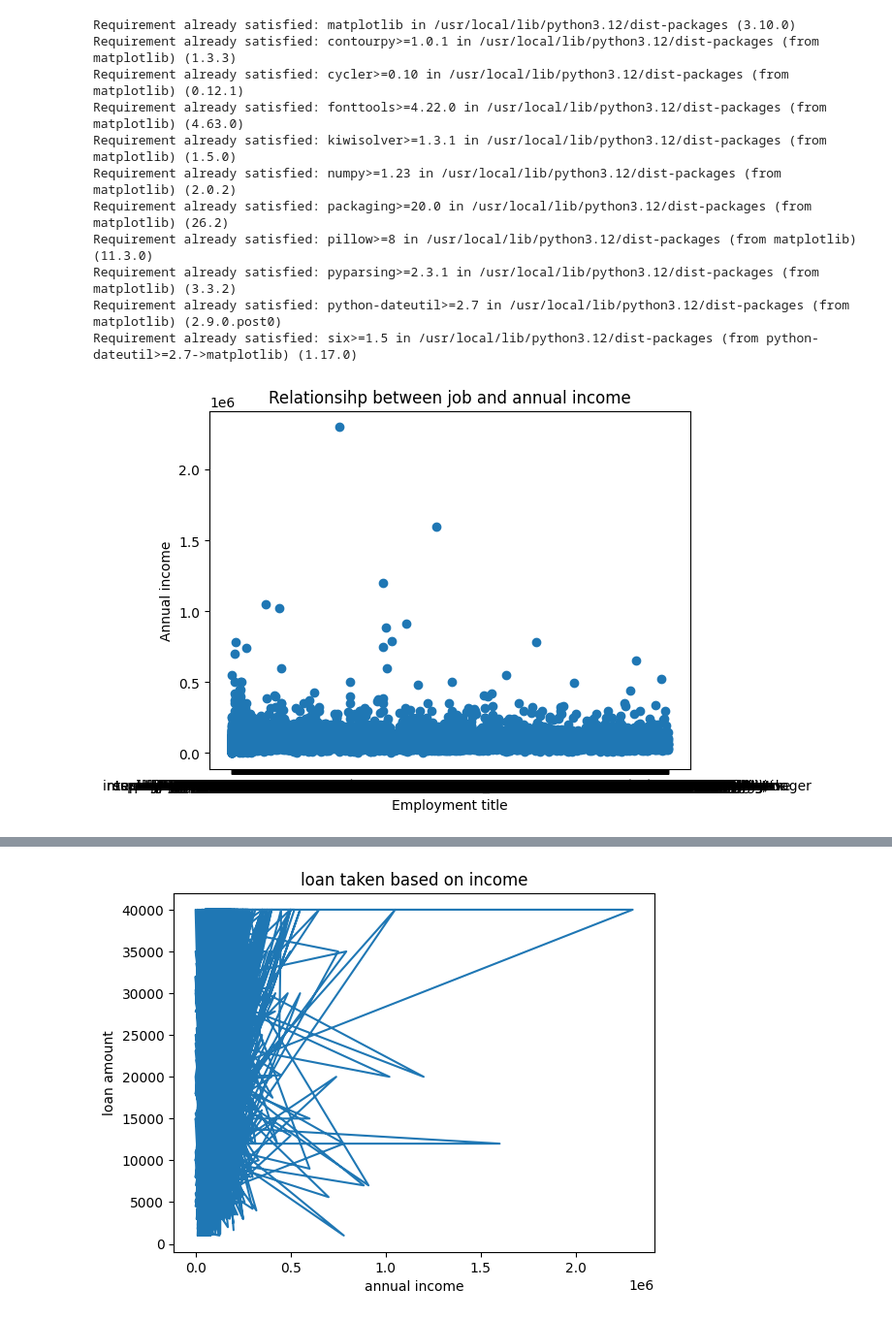
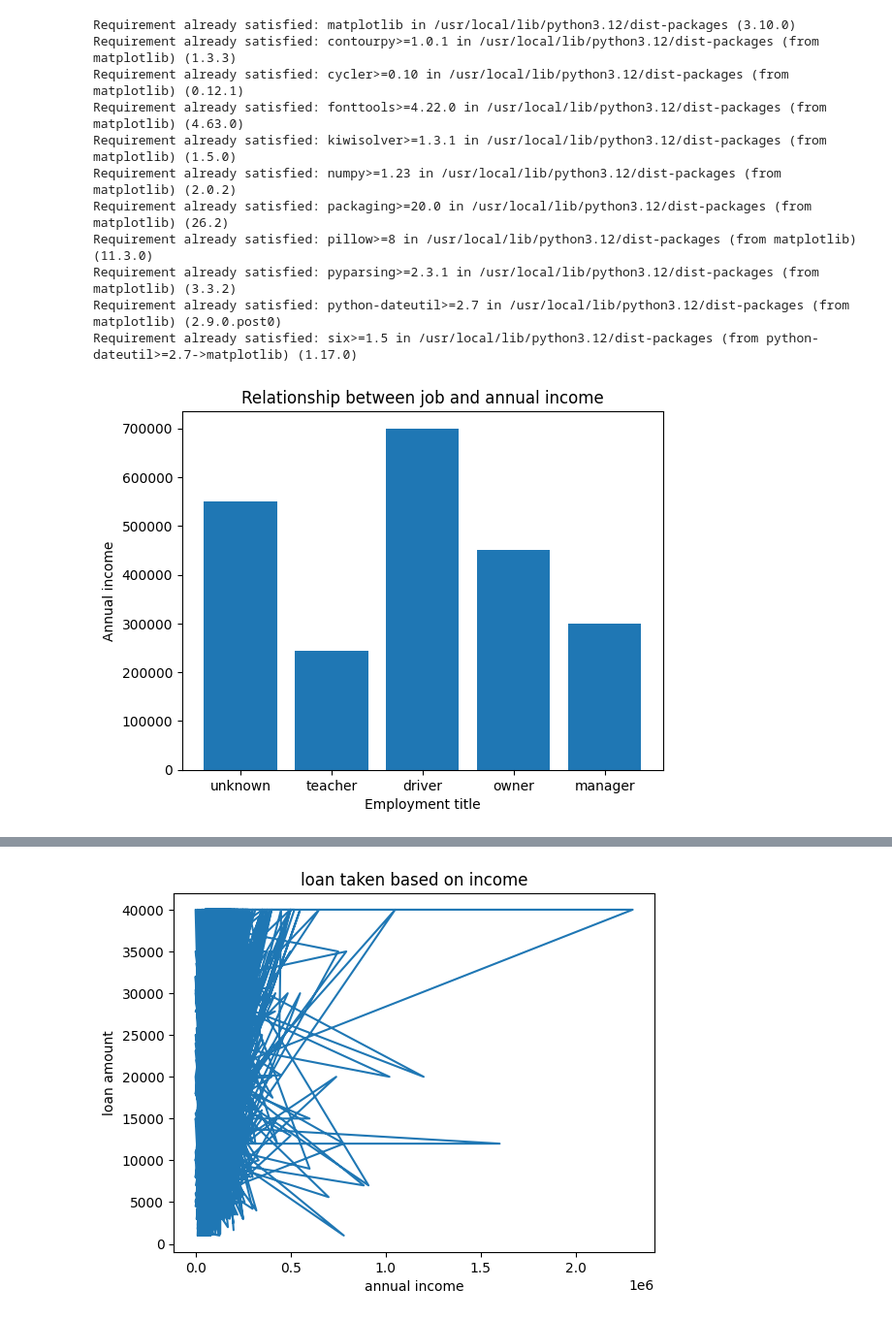
Before and after one commit to samiasondha/FTI-finance-research, a Jupyter notebook: Samia_Sondha_FTI_reserach_project.ipynb, the cells around one changed output, grey strips where cells are left out. Shown at 97% size. Cells and saved outputs as stored; diff of their text form; code cells hidden in the pictures.

```diff
--- a/Samia_Sondha_FTI_reserach_project.ipynb
+++ b/Samia_Sondha_FTI_reserach_project.ipynb
@@ -309,18 +326,19 @@ Requirement already satisfied: pillow>=8 in /usr/local/lib/python3.12/dist-packa
 Requirement already satisfied: pyparsing>=2.3.1 in /usr/local/lib/python3.12/dist-packages (from matplotlib) (3.3.2)
 Requirement already satisfied: python-dateutil>=2.7 in /usr/local/lib/python3.12/dist-packages (from matplotlib) (2.9.0.post0)
 Requirement already satisfied: six>=1.5 in /usr/local/lib/python3.12/dist-packages (from python-dateutil>=2.7->matplotlib) (1.17.0)
-# %%
-# test correlation between emp title & annual income to see who's salary makes them the most reliable so far
-plt.scatter(df['emp_title'], df['annual_income'])
-
-plt.title('Relationsihp between job and annual income')
-plt.xlabel('Employment title')
-plt.ylabel('Annual income')
-
-plt.show()
-
-# it looks weird and there's too many employment titles to really see a correlation
-# %% [output]
-[figure, removed]
+# %%
+top_10_titles = df['emp_title'].value_counts().head(5).index
+df_filtered = df[df['emp_title'].isin(top_10_titles)]
+plt.bar(df_filtered['emp_title'], df_filtered['annual_income'])
+
+plt.title('Relationship between job and annual income')
+plt.xlabel('Employment title')
+plt.ylabel('Annual income')
+
+plt.show()
+
+# this can connect to loans taken for these job titles
+# %% [output]
+[figure, added]
 # %%
 # historical failed to pay & state correlation to see debt by state
```
Also changed, not shown: parts of 26 cells of this notebook.
